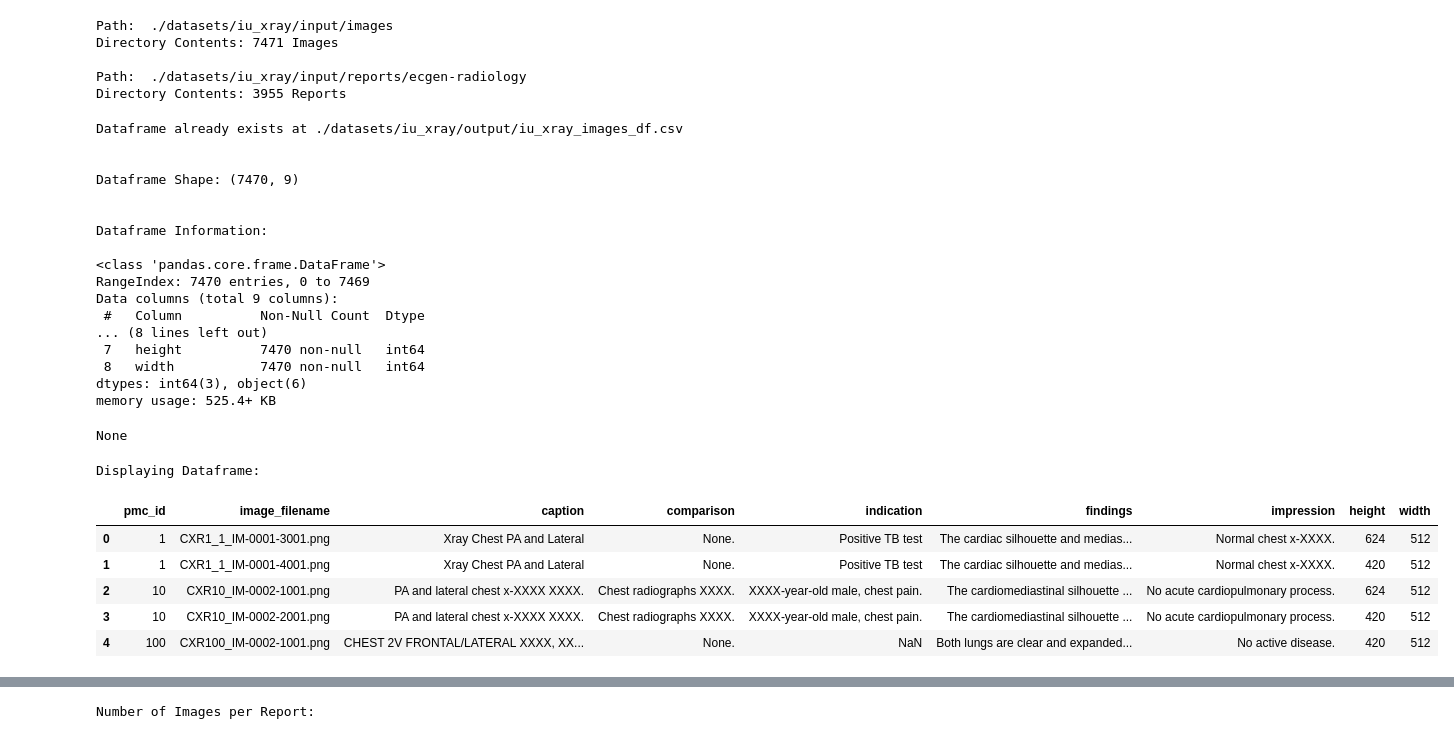
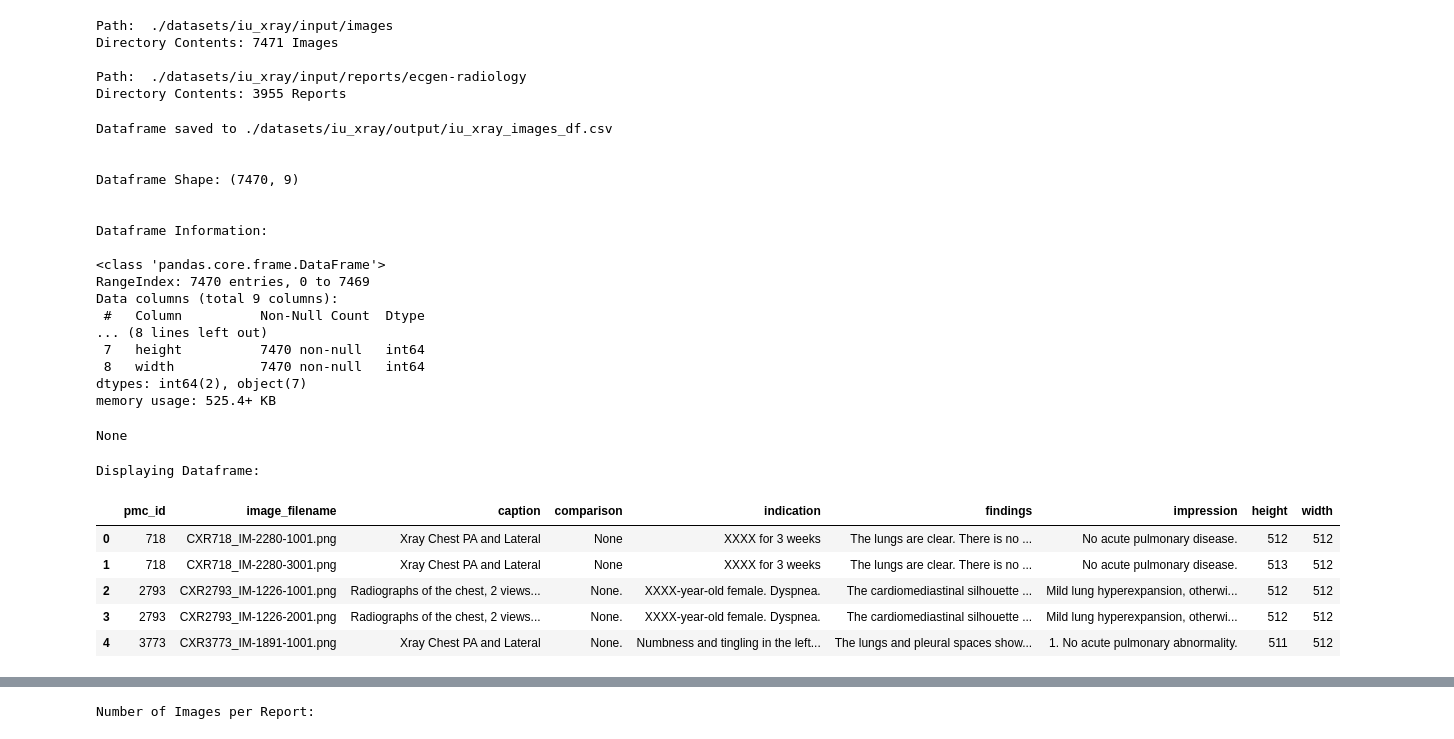
Before and after one commit to RaginiMehta/CS550_ASMT_MRSMK, a Jupyter notebook: MRSMK.ipynb, the cells around one changed output, grey strips where cells are left out. Saved outputs shown, nothing was run; the diff lists cells and outputs as text; code cells hidden in the pictures.

```diff
--- a/MRSMK.ipynb
+++ b/MRSMK.ipynb
@@ -169,7 +173,7 @@ def save_images_df():
     for file in os.listdir(iu_xray_reports):
         if file.endswith(".xml"):
             cnt += 1
-            print(f"Processing .xml File {cnt} out of {len(os.listdir(iu_xray_reports))}: {file}")
+            print(f"Processing .xml File {cnt} out of {len(os.listdir(iu_xray_reports))}: {file}", end="\r")
 
             file_path = os.path.join(iu_xray_reports, file)
             try:
@@ -210,7 +214,7 @@ def save_images_df():
 
 # creating a dataframe and saving it as .csv
 iu_xray_images_df_path = os.path.join(output_directory, 'iu_xray_images_df.csv')
-if not os.path.exists(iu_xray_images_df_path):
+if os.path.exists(iu_xray_images_df_path):
     data = save_images_df()
     columns = ['pmc_id', 'image_filename', 'caption', 'comparison', 'indication', 'findings', 'impression', 'height', 'width']
     iu_xray_images_df = pd.DataFrame(data, columns=columns)
@@ -221,40 +225,40 @@ else:
     iu_xray_images_df = pd.read_csv(iu_xray_images_df_path)
 
 
 # displaying the stored dataframe
 print("\n\nDataframe Shape:", iu_xray_images_df.shape)
 
 print("\n\nDataframe Information:\n")
 display(iu_xray_images_df.info())
 
 print("\n\nDisplaying Dataframe:\n")
 display(iu_xray_images_df.head())
 # %% [output]
-Dataframe already exists at ./datasets/iu_xray/output/iu_xray_images_df.csv
+Dataframe saved to ./datasets/iu_xray/output/iu_xray_images_df.csv
 
 
 Dataframe Shape: (7470, 9)
 
 
 Dataframe Information:
 
 <class 'pandas.core.frame.DataFrame'>
 RangeIndex: 7470 entries, 0 to 7469
 Data columns (total 9 columns):
  #   Column          Non-Null Count  Dtype
 ... (8 lines left out)
  7   height          7470 non-null   int64
  8   width           7470 non-null   int64
-dtypes: int64(3), object(6)
+dtypes: int64(2), object(7)
 memory usage: 525.4+ KB
 None
 Displaying Dataframe:
 |  | pmc_id | image_filename | caption | comparison | indication | findings | impression | height | width |
-| 0 | 1 | CXR1_1_IM-0001-3001.png | Xray Chest PA and Lateral | None. | Positive TB test | The cardiac silhouette and medias... | Normal chest x-XXXX. | 624 | 512 |
-| 1 | 1 | CXR1_1_IM-0001-4001.png | Xray Chest PA and Lateral | None. | Positive TB test | The cardiac silhouette and medias... | Normal chest x-XXXX. | 420 | 512 |
-| 2 | 10 | CXR10_IM-0002-1001.png | PA and lateral chest x-XXXX XXXX. | Chest radiographs XXXX. | XXXX-year-old male, chest pain. | The cardiomediastinal silhouette ... | No acute cardiopulmonary process. | 624 | 512 |
-| 3 | 10 | CXR10_IM-0002-2001.png | PA and lateral chest x-XXXX XXXX. | Chest radiographs XXXX. | XXXX-year-old male, chest pain. | The cardiomediastinal silhouette ... | No acute cardiopulmonary process. | 420 | 512 |
-| 4 | 100 | CXR100_IM-0002-1001.png | CHEST 2V FRONTAL/LATERAL XXXX, XX... | None. | NaN | Both lungs are clear and expanded... | No active disease. | 420 | 512 |
+| 0 | 718 | CXR718_IM-2280-1001.png | Xray Chest PA and Lateral | None | XXXX for 3 weeks | The lungs are clear. There is no ... | No acute pulmonary disease. | 512 | 512 |
+| 1 | 718 | CXR718_IM-2280-3001.png | Xray Chest PA and Lateral | None | XXXX for 3 weeks | The lungs are clear. There is no ... | No acute pulmonary disease. | 513 | 512 |
+| 2 | 2793 | CXR2793_IM-1226-1001.png | Radiographs of the chest, 2 views... | None. | XXXX-year-old female. Dyspnea. | The cardiomediastinal silhouette ... | Mild lung hyperexpansion, otherwi... | 512 | 512 |
+| 3 | 2793 | CXR2793_IM-1226-2001.png | Radiographs of the chest, 2 views... | None. | XXXX-year-old female. Dyspnea. | The cardiomediastinal silhouette ... | Mild lung hyperexpansion, otherwi... | 512 | 512 |
+| 4 | 3773 | CXR3773_IM-1891-1001.png | Xray Chest PA and Lateral | None. | Numbness and tingling in the left... | The lungs and pleural spaces show... | 1. No acute pulmonary abnormality. | 511 | 512 |
 # %%
 '''Processing Textual Data from each .xml Report File and Storing it in a .csv File'''
 
```
Also changed, not shown: parts of 37 cells of this notebook, 22 other files.
